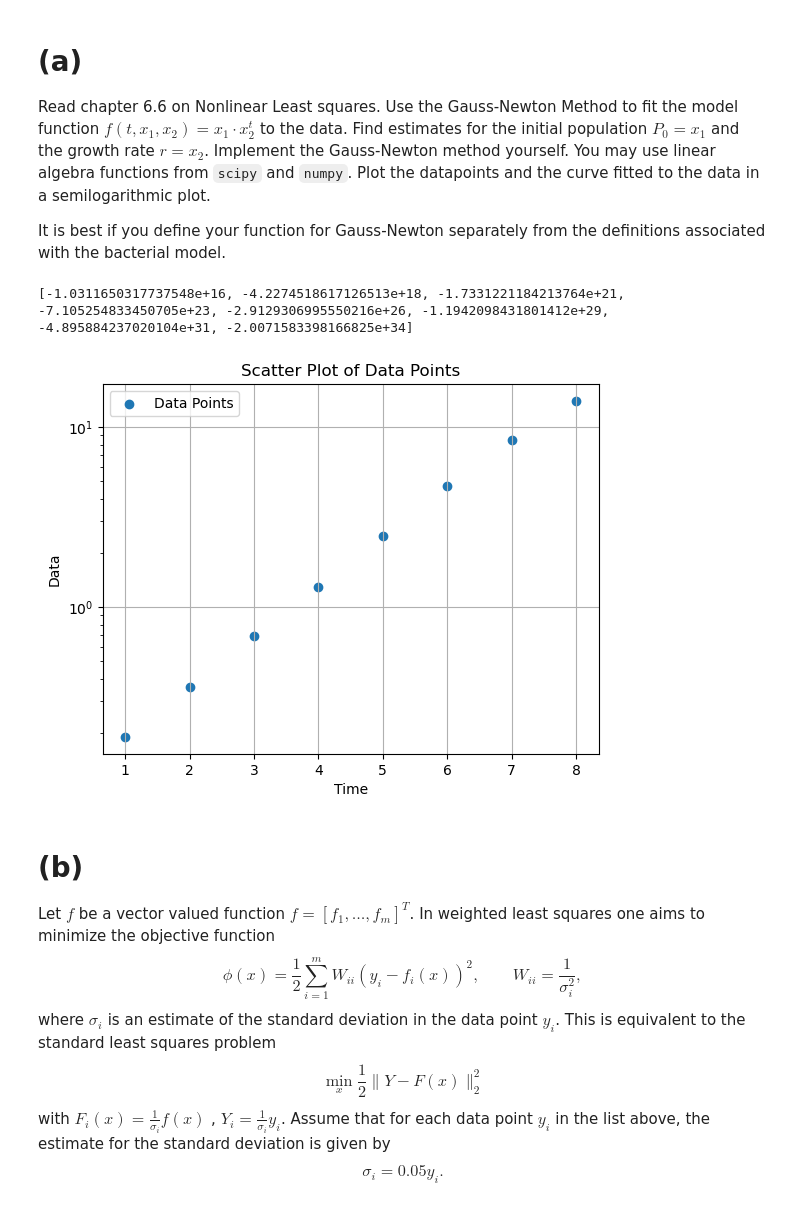
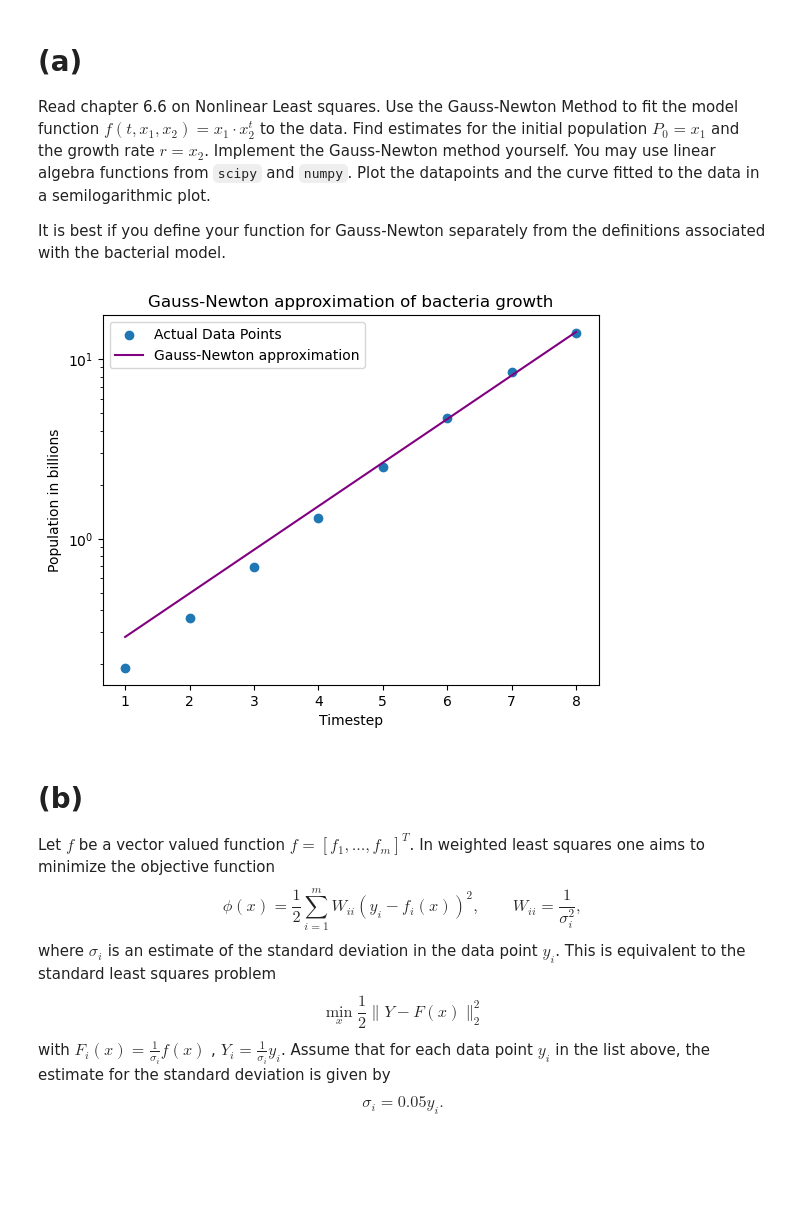
Before and after one commit to guoda23/NumericalAlgorithms, a Jupyter notebook: hw5_2023.ipynb, the cells around one changed output. Saved outputs shown, nothing was run; the diff lists cells and outputs as text; code cells hidden in the pictures; blank space fills up the shorter version.

```diff
--- a/hw5_2023.ipynb
+++ b/hw5_2023.ipynb
@@ -43,64 +44,62 @@ def Jacobian(x1, x2):
     return J
 
 def Gauss_Newton(x_0, data, k):
-    ""
+    '''
+    Uses the Gauss-Newton method to fit the model function f(t, x1, x2) = x1 * x2 ^ t to data starting from initial
+    value x_0.
 
-    ""
+    Input: initial value x_0 (list), data points data (list), number of iterations k (int)
+    Output: Result of Gauss-Newton method x (list)
+    '''
+
     x = x_0
     n = len(data)
-    t = list(range(1, n + 1))
 
     for j in range (k):
         x1 = x[0]
         x2 = x[1]
         y_approx = []
 
-        for i in range(n):
-            y = x1 * (x2**t[i])
+        for t in range(8):
+            y = x1 * x2**t
             y_approx.append(y)
 
         residual = data - np.array(y_approx)
         J = Jacobian(x1, x2)
-        sk = np.linalg.lstsq(J, residual,rcond=None)[0]
+        sk = np.linalg.lstsq(J, -residual,rcond=None)[0]
 
         x += sk
+
     return x
-# %%
-#Visualization/testing
-
-x_0 =[1, 1]
-data = np.array( [0.19, 0.36, 0.69, 1.3, 2.5, 4.7, 8.5, 14])
-k = 40
-x = Gauss_Newton(x_0, data, k)
-
-x1 = x[0]
-x2 = x[1]
-y_approx = []
-
-for i in range(n):
-    y = x1 * (x2**t[i])
-    y_approx.append(y)
-
-print(y_approx)
-
-# Creating time points (assuming these are time points from 1 to 8)
-time_points = np.arange(1, 9)
-
-# Plotting the data points
-plt.scatter(time_points, data, label='Data Points')
-#plt.scatter(time_points, y_approx, label='approx')
-plt.xlabel('Time')
-plt.ylabel('Data')
-plt.title('Scatter Plot of Data Points')
-plt.legend()
-plt.yscale('log')
-plt.grid(True)
-plt.show()
-# %% [output]
-[-1.0311650317737548e+16, -4.2274518617126513e+18, -1.7331221184213764e+21, -7.105254833450705e+23, -2.9129306995550216e+26, -1.1942098431801412e+29, -4.895884237020104e+31, -2.0071583398166825e+34]
-[figure, removed]
 # %%
-# make definitions for bacterial model and run Gauss-Newton here
+#Initialize data bacterial model and run Gauss-Newton iterations
+k = 10
+data = np.array( [0.19, 0.36, 0.69, 1.3, 2.5, 4.7, 8.5, 14])
+P = 1
+r = 1
+
+x_0 = [P, r]
+x = Gauss_Newton(x_0, data, k)
+
+
+#Visualize results from the iteration
+x1, x2 = x
+final_y_GN = []
+
+for t in range(8):
+    y = x1 * (x2**t)
+    final_y_GN.append(y)
+
+plt.scatter(time_points, data, label='Actual Data Points')
+plt.plot(time_points, final_y_GN, label='Gauss-Newton approximation', color = 'purple')
+plt.xlabel('Timestep')
+plt.ylabel('Population in billions')
+plt.title('Gauss-Newton approximation of bacteria growth')
+plt.legend()
+plt.yscale('log')
+plt.show()
+# %% [output]
+[figure, added]
 # %% [markdown]
 # (b)
 Let $f$ be a vector valued function $f = [ f_1, \ldots, f_m ]^T$. In weighted least squares one aims to minimize the objective function
```
Also changed, not shown: parts of 6 cells of this notebook.
